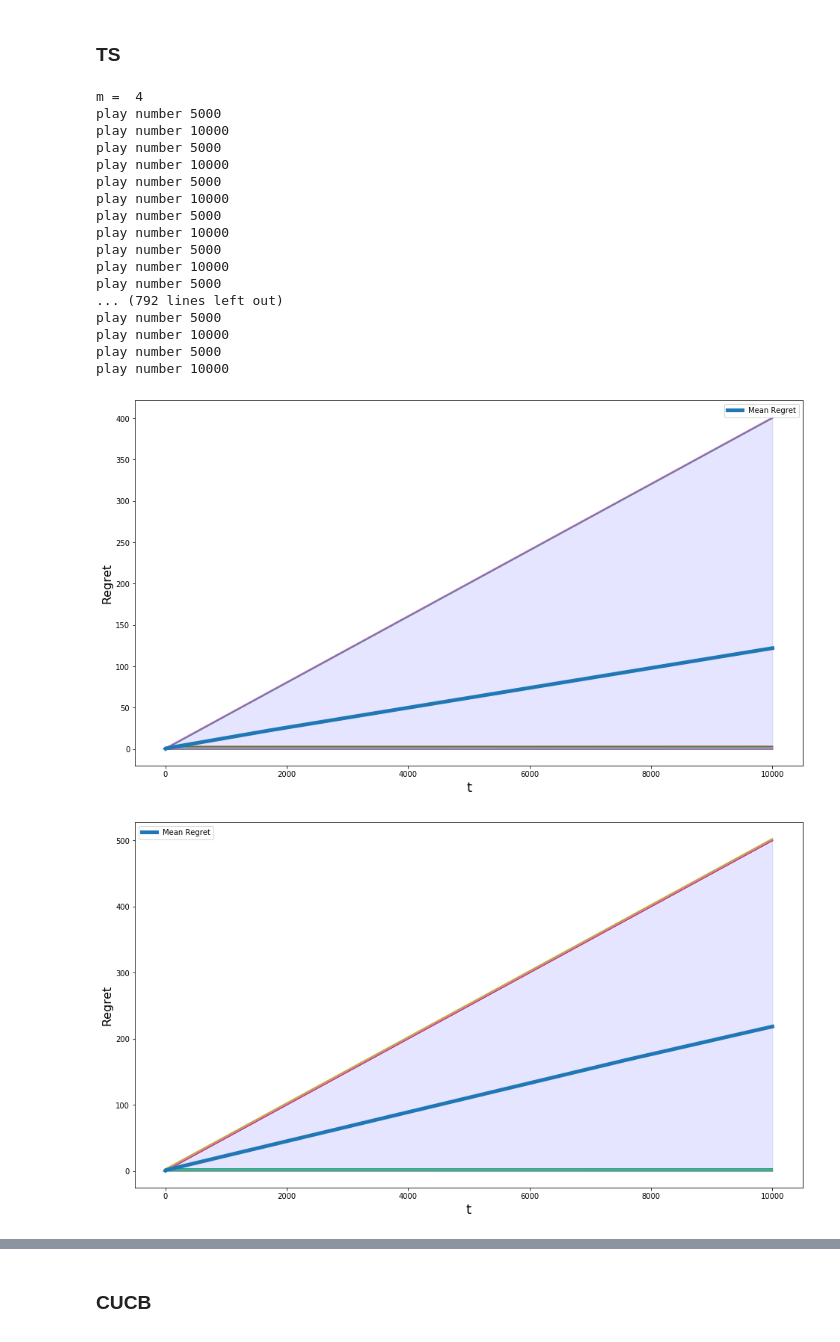
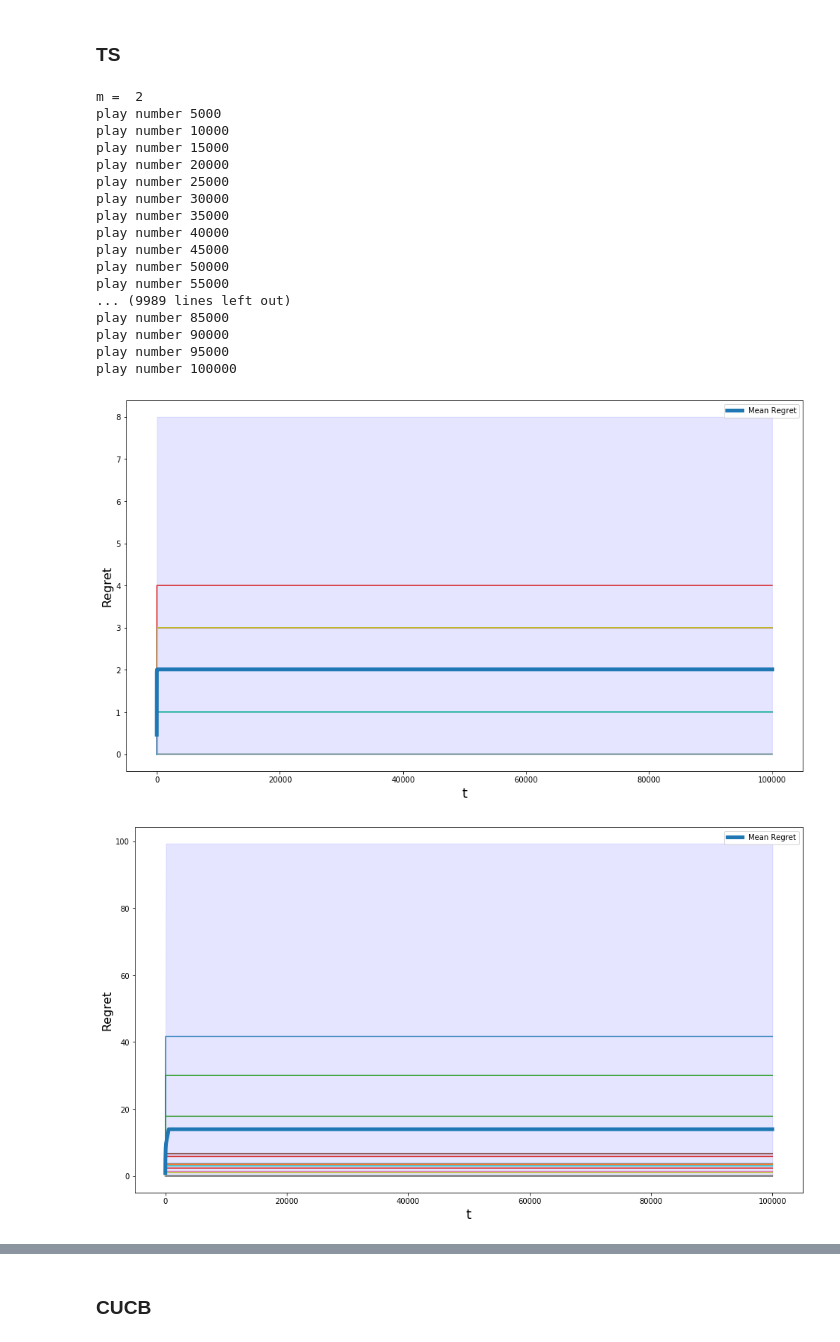
Before and after one commit to RaymZhang/TS_Combinatorial_Semi_Bandits_Curse, a Jupyter notebook: TS_comparison_on_Zgraph/CUCB_vs_TS_ZGraph.ipynb, the cells around one changed output, grey strips where cells are left out. Saved outputs shown, nothing was run; the diff lists cells and outputs as text; code cells hidden in the pictures.

```diff
--- a/TS_comparison_on_Zgraph/CUCB_vs_TS_ZGraph.ipynb
+++ b/TS_comparison_on_Zgraph/CUCB_vs_TS_ZGraph.ipynb
@@ -558,10 +618,10 @@ plt.savefig(experimentfolder +"\\Averagel{}.pdf".format(n_init))
 # %%
 
 # Params
-jump = 1
-ms = list(range(4,12,jump))
-n_trial = 50
-delta = 0.01
+jump = 4
+ms = list(range(2,19,jump))
+n_trial = 100
+delta = 0.05
 n_init = 0
 random_variable = "bernoulli"
 post_distrib = "beta"
@@ -573,11 +633,12 @@ Param_dict["n_trial"] = n_trial
 Param_dict["delta"] = delta
 Param_dict["random_variable"] = random_variable
 Param_dict["post_distrib"] = post_distrib
+Param_dict["Vard"] = 1
 
-upper_limit = 10000
+upper_limit = 100000
 
 # Save Folder
-experimentfolder = "Experience_Regret_{}_{}_{}_delta{:.3f}".format(ms[0],ms[-1],jump,delta)
+experimentfolder = "Experience_Regret_{}_{}_{}_delta{:.3f}_vardelta{}".format(ms[0],ms[-1],jump,delta,Param_dict["Vard"])
 
 if not os.path.exists(experimentfolder):
     os.makedirs(experimentfolder)
@@ -592,6 +653,8 @@ regrets = np.zeros((len(ms),n_trial,upper_limit))
 
 for i,m in enumerate(ms):
     print("m = ",m)
+    if Param_dict["Vard"]:
+        delta = Param_dict["Vard"]/m
 
     for iteration in range(n_trial):
 
@@ -612,45 +675,48 @@ for i,m in enumerate(ms):
                 if counter%5000 == 0:
                     print("play number {}".format(counter))
 
-cumulative_regrets = np.cumsum(regrets, axis = 2)
+np.save(experimentfolder +"\\TSregrets",regrets)
+cumulative_regretsTS = np.cumsum(regrets, axis = 2)
 # %% [output]
-m =  4
+m =  2
 play number 5000
 play number 10000
-play number 5000
-play number 10000
-play number 5000
-play number 10000
-play number 5000
-play number 10000
-play number 5000
-play number 10000
-play number 5000
-... (792 lines left out)
-play number 5000
-play number 10000
-play number 5000
-play number 10000
+play number 15000
+play number 20000
+play number 25000
+play number 30000
+play number 35000
+play number 40000
+play number 45000
+play number 50000
+play number 55000
+... (9989 lines left out)
+play number 85000
+play number 90000
+play number 95000
+play number 100000
 # %%
 for i,m in enumerate(ms):
+    if Param_dict["Vard"]:
+        delta = Param_dict["Vard"]/m
     plt.figure(i,figsize = (16,9))
     plt.clf()
     #plt.title(" m = {} , b = {:.4f}".format(m,b), fontsize=20)
     for k in np.random.randint(0,n_trial,20):
-        plt.plot(cumulative_regrets[i,k,::])
-    plt.plot(np.mean(cumulative_regrets[i,::,::],axis = 0), label = "Mean Regret",linewidth=5)
-    maxi95 = np.argsort(cumulative_regrets[i,::,-1])[int(n_trial*0.975)]
-    maxi95 = cumulative_regrets[i,maxi95,::]
+        plt.plot(cumulative_regretsTS[i,k,::])
+    plt.plot(np.mean(cumulative_regretsTS[i,::,::],axis = 0), label = "Mean Regret",linewidth=5)
+    maxi95 = np.argsort(cumulative_regretsTS[i,::,-1])[int(n_trial*0.975)]
+    maxi95 = cumulative_regretsTS[i,maxi95,::]
 
-    mini95 = np.argsort(cumulative_regrets[i,::,-1])[int(n_trial*0.025)]
-    mini95 = cumulative_regrets[i,mini95,::]
+    mini95 = np.argsort(cumulative_regretsTS[i,::,-1])[int(n_trial*0.025)]
+    mini95 = cumulative_regretsTS[i,mini95,::]
 
     plt.fill_between(range(upper_limit),mini95,maxi95, color='b', alpha=.1)
 
     plt.xlabel('t', fontsize=18)
     plt.ylabel('Regret', fontsize=16)
     plt.legend()
     plt.savefig(experimentfolder+'\\TS_regret_m{}_l{}.pdf'.format(m,0))
 # %% [output]
-[figure, old version]
+[figure, new version]
-[figure, old version]
+[figure, new version]
```
Also changed, not shown: parts of 10 cells of this notebook, 14 other files.
